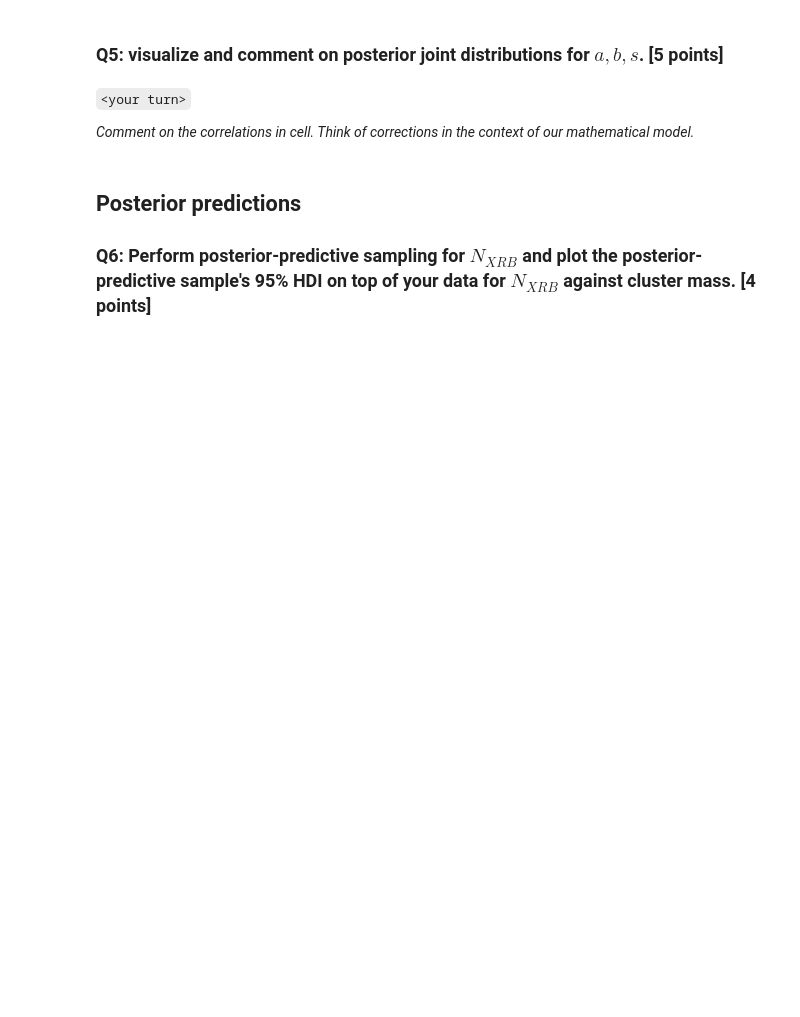
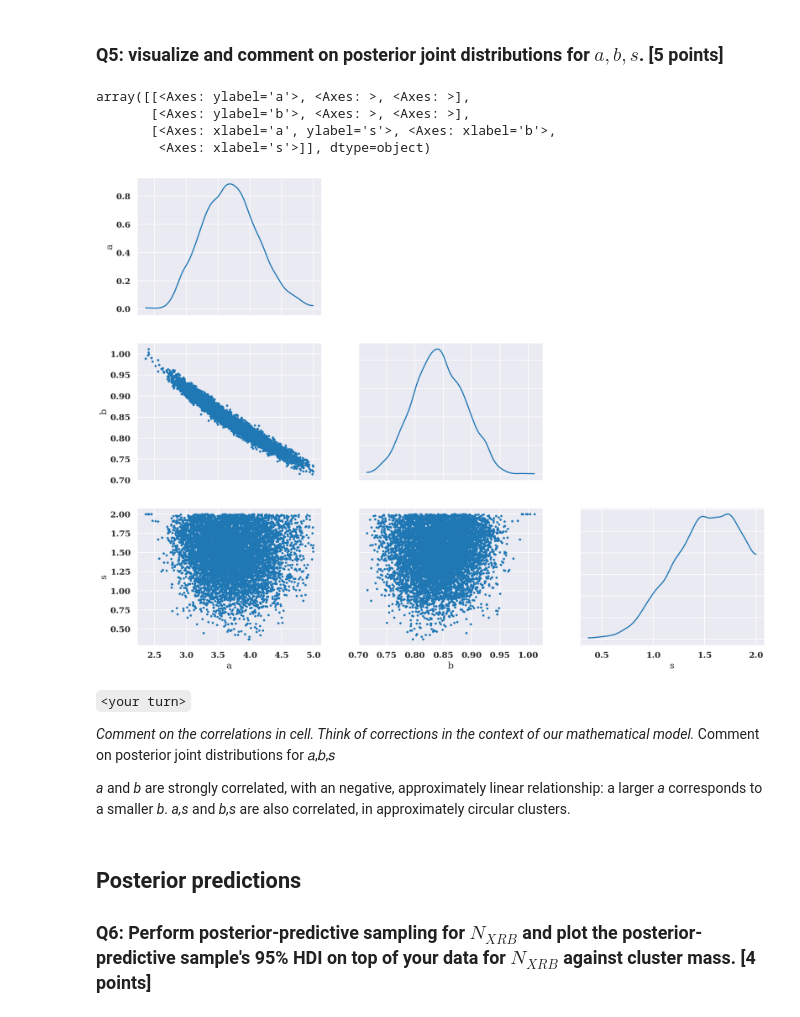
Before and after one commit to bee-undercover/openmp-GOL, a Jupyter notebook: Exam/Exam.ipynb, the cells around one changed output. Cells and saved outputs as stored; diff of their text form; code cells hidden in the pictures; blank space fills up the shorter version.

```diff
--- a/Exam/Exam.ipynb
+++ b/Exam/Exam.ipynb
@@ -233,12 +284,22 @@ plt.suptitle('Posterior')
 # %%
 # <your turn>
 
 
-az.plot_pair(XRB_model_mcmc_sample, group="posterior",var_names=["a","b","s"],marginals=True)
+az.plot_pair(contingency.XRB_model_mcmc_sample, group="posterior",var_names=["a","b","s"],marginals=True)
+# %% [output]
+array([[<Axes: ylabel='a'>, <Axes: >, <Axes: >],
+       [<Axes: ylabel='b'>, <Axes: >, <Axes: >],
+       [<Axes: xlabel='a', ylabel='s'>, <Axes: xlabel='b'>,
+        <Axes: xlabel='s'>]], dtype=object)
+[figure, added]
 # %% [markdown]
 `<your turn>`
 
 *Comment on the correlations in cell. Think of corrections in the context of our mathematical model.*
+Comment on posterior joint distributions for  𝑎,𝑏,𝑠
+
+*a* and *b* are strongly correlated, with an negative, approximately linear relationship: a larger *a* corresponds to a smaller *b*.
+*a,s* and *b,s* are also correlated, in approximately circular clusters.
 # %% [markdown]
 ## Posterior predictions
 
```
Also changed, not shown: parts of 15 cells of this notebook.
